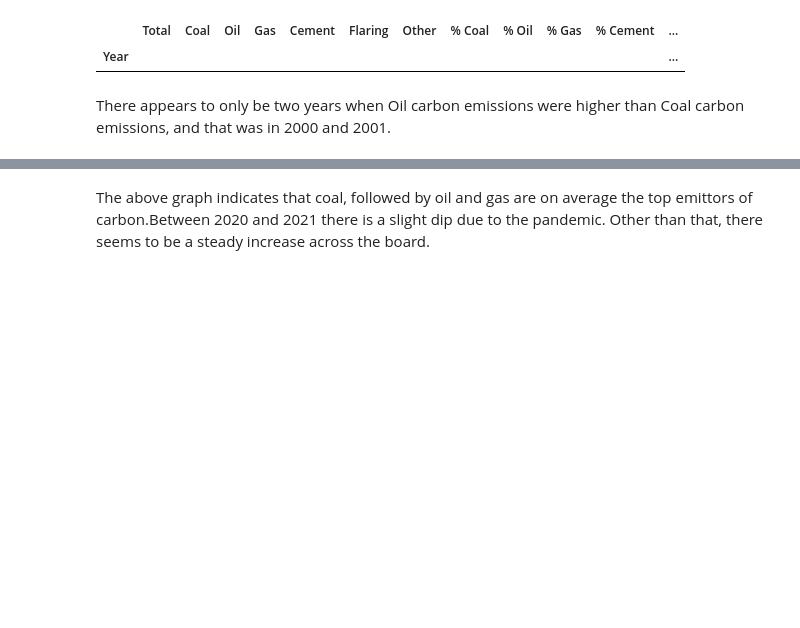
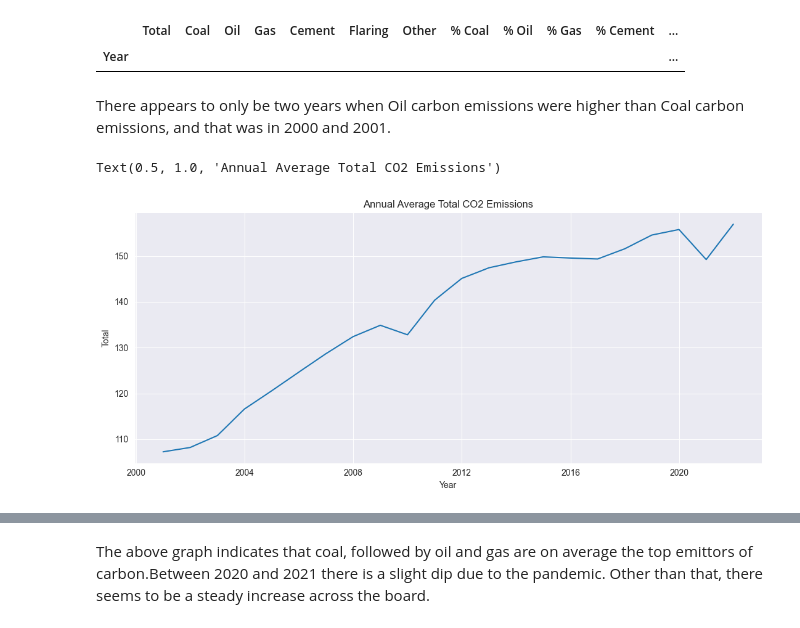
Before and after one commit to KS-coder77/carbon_emissions_eda, a Jupyter notebook: carbon_emissions_EDA.ipynb, the cells around one changed output, grey strips where cells are left out. Saved outputs shown, nothing was run; the diff lists cells and outputs as text; code cells hidden in the pictures; blank space fills up the shorter version.

```diff
--- a/carbon_emissions_EDA.ipynb
+++ b/carbon_emissions_EDA.ipynb
@@ -426,6 +426,12 @@ annual_avg.loc[annual_avg['% Gas'] > annual_avg['% Oil']]
 | Year |  |  |  |  |  |  |  |  |  |  |  | ... |
 # %% [markdown]
 There appears to only be two years when Oil carbon emissions were higher than Coal carbon emissions, and that was in 2000 and 2001.
+# %%
+sns.lineplot(data=annual_avg['Total'])
+plt.title('Annual Average Total CO2 Emissions')
+# %% [output]
+Text(0.5, 1.0, 'Annual Average Total CO2 Emissions')
+[figure, added]
 # %%
 sns.lineplot(data=annual_avg)
 plt.title(label='Annual Average Emissions, 2000 - 2021')
```
Also changed, not shown: parts of 33 cells of this notebook.
